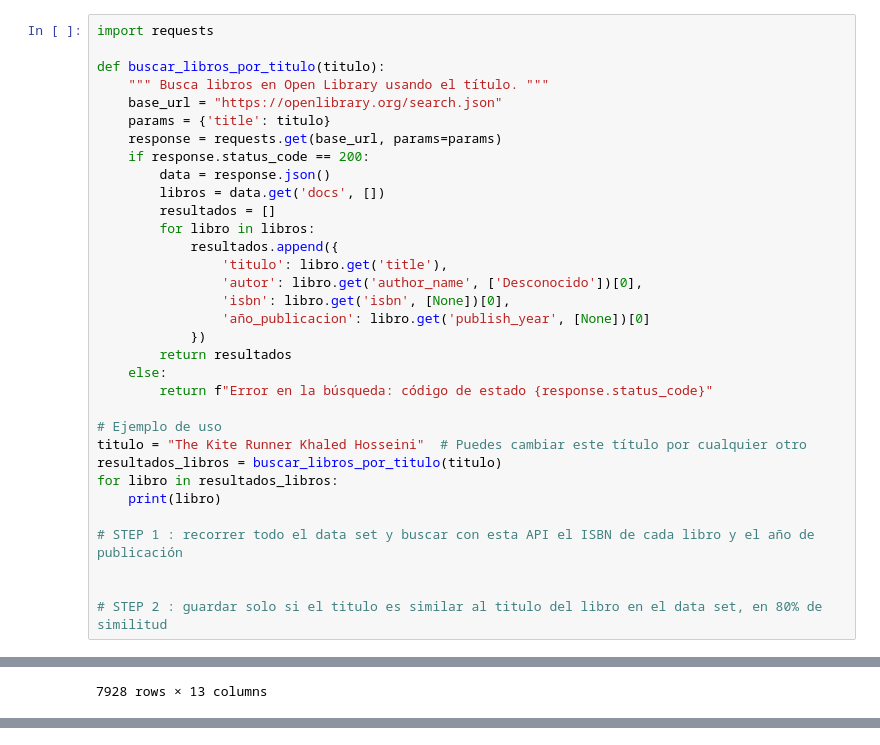
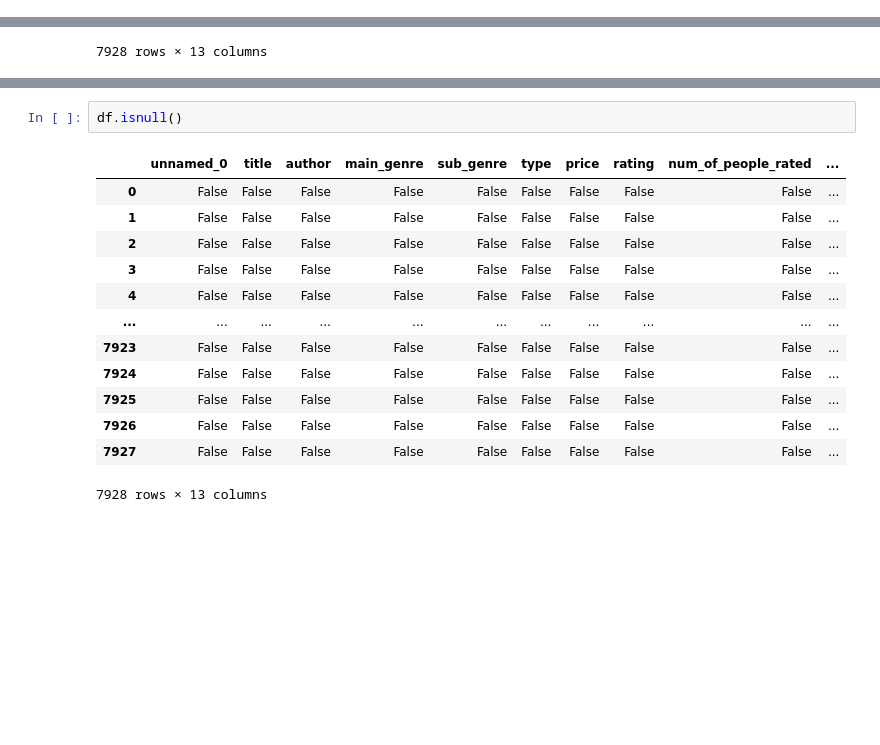
Before and after one commit to Andiwahnon15/data-wrangling-project, a Jupyter notebook: Proyecto.ipynb, the cells around one changed output, grey strips where cells are left out. Cells and saved outputs as stored; diff of their text form; blank space fills up the shorter version.

```diff
--- a/Proyecto.ipynb
+++ b/Proyecto.ipynb
@@ -54,36 +54,3 @@ Engineering                                50
 Crime, Thriller & Mystery                  50
 Travel                                     50
 Name: count, dtype: int64
-# %%
-import requests
-
-def buscar_libros_por_titulo(titulo):
-    """ Busca libros en Open Library usando el título. """
-    base_url = "https://openlibrary.org/search.json"
-    params = {'title': titulo}
-    response = requests.get(base_url, params=params)
-    if response.status_code == 200:
-        data = response.json()
-        libros = data.get('docs', [])
-        resultados = []
-        for libro in libros:
-            resultados.append({
-                'titulo': libro.get('title'),
-                'autor': libro.get('author_name', ['Desconocido'])[0],
-                'isbn': libro.get('isbn', [None])[0],
-                'año_publicacion': libro.get('publish_year', [None])[0]
-            })
-        return resultados
-    else:
-        return f"Error en la búsqueda: código de estado {response.status_code}"
-
-# Ejemplo de uso
-titulo = "The Kite Runner Khaled Hosseini"  # Puedes cambiar este título por cualquier otro
-resultados_libros = buscar_libros_por_titulo(titulo)
-for libro in resultados_libros:
-    print(libro)
-
-# STEP 1 : recorrer todo el data set y buscar con esta API el ISBN de cada libro y el año de publicación
-
-
-# STEP 2 : guardar solo si el titulo es similar al titulo del libro en el data set, en 80% de similitud
@@ -295,0 +177,16 @@ Los textos son similares en un 80% o más.
+# %%
+df.isnull()
+# %% [output]
+|  | unnamed_0 | title | author | main_genre | sub_genre | type | price | rating | num_of_people_rated | ... |
+| 0 | False | False | False | False | False | False | False | False | False | ... |
+| 1 | False | False | False | False | False | False | False | False | False | ... |
+| 2 | False | False | False | False | False | False | False | False | False | ... |
+| 3 | False | False | False | False | False | False | False | False | False | ... |
+| 4 | False | False | False | False | False | False | False | False | False | ... |
+| ... | ... | ... | ... | ... | ... | ... | ... | ... | ... | ... |
+| 7923 | False | False | False | False | False | False | False | False | False | ... |
+| 7924 | False | False | False | False | False | False | False | False | False | ... |
+| 7925 | False | False | False | False | False | False | False | False | False | ... |
+| 7926 | False | False | False | False | False | False | False | False | False | ... |
+| 7927 | False | False | False | False | False | False | False | False | False | ... |
+7928 rows × 13 columns
```
Also changed, not shown: parts of 17 cells of this notebook, 1 other file.
